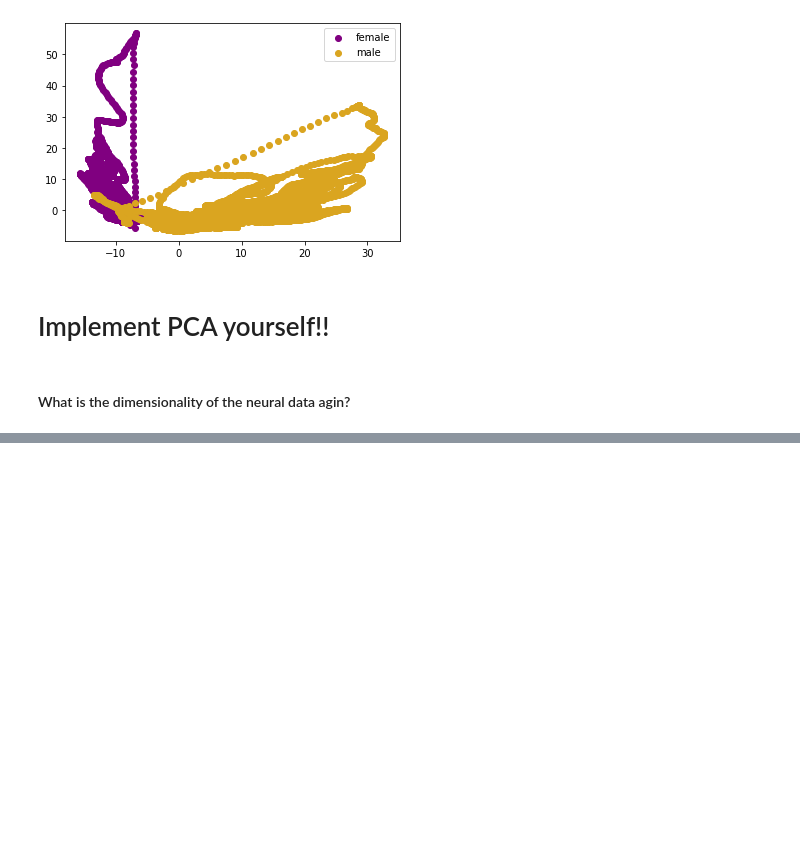
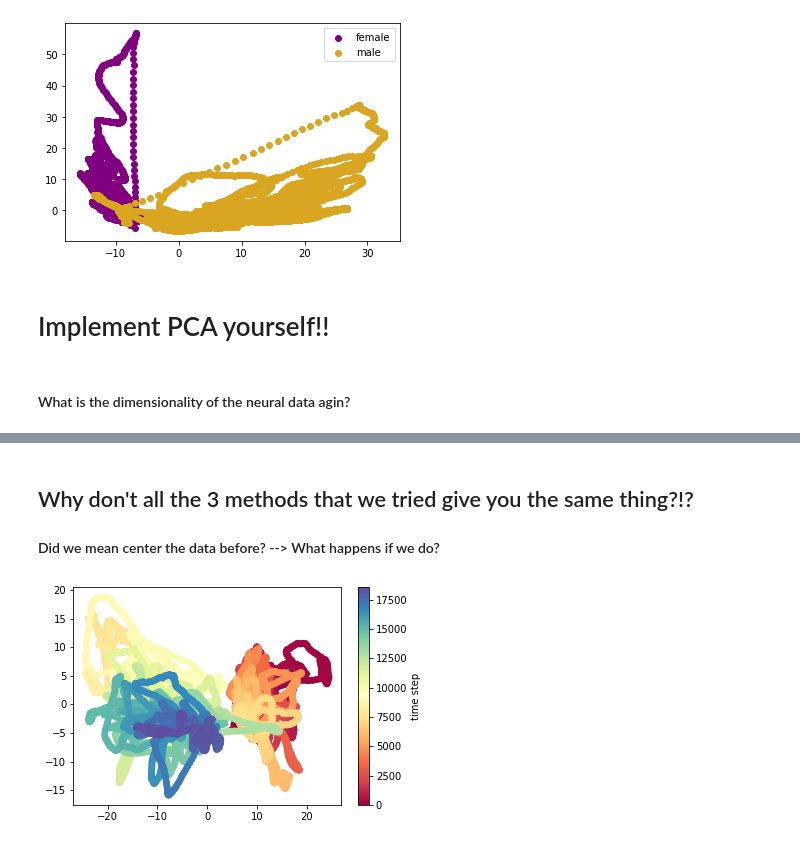
Before and after one commit to SaberaTalukder/Chen_Institute_DataSAI_for_Neuroscience, a Jupyter notebook: 07_05_22_day1_overview/code/diy_notebooks/dimensionality_reduction.ipynb, the cells around one changed output, grey strips where cells are left out. Saved outputs shown, nothing was run; the diff lists cells and outputs as text; code cells hidden in the pictures; blank space fills up the shorter version.

```diff
--- a/07_05_22_day1_overview/code/diy_notebooks/dimensionality_reduction.ipynb
+++ b/07_05_22_day1_overview/code/diy_notebooks/dimensionality_reduction.ipynb
@@ -561,0 +674,29 @@ print(U.shape, S.shape, Vt.shape)
+# %% [markdown]
+## Why don't all the 3 methods that we tried give you the same thing?!?
+#### Did we mean center the data before? --> What happens if we do?
+# %%
+print(neural_data.shape)
+
+# Take the mean of your data
+mean_neural_data = np.mean(neural_data, axis=0)
+
+# mean center all your data
+mean_centered_neural_data = neural_data - mean_neural_data
+print('Shape of your mean centered data:', mean_centered_neural_data.shape)
+
+# make a PCA model with with S = 2
+pca_model_s_2 = PCA(n_components=2)
+
+# with the PCA model instance we created to our neural data
+model_1_pca_package = pca_model_s_2.fit_transform(mean_centered_neural_data.T)
+
+# plot the singular values
+%matplotlib inline
+
+time_varying_color = np.arange(0, model_1_pca_package.shape[0], 1)
+_ = plt.scatter(model_1_pca_package[:, 0], model_1_pca_package[:, 1], c=time_varying_color, cmap='Spectral')
+cbar = plt.colorbar()
+cbar.set_label('time step')
+_ = plt.show()
+# %% [output]
+[figure, added]
```
Also changed, not shown: parts of 15 cells of this notebook, 1 other file.
